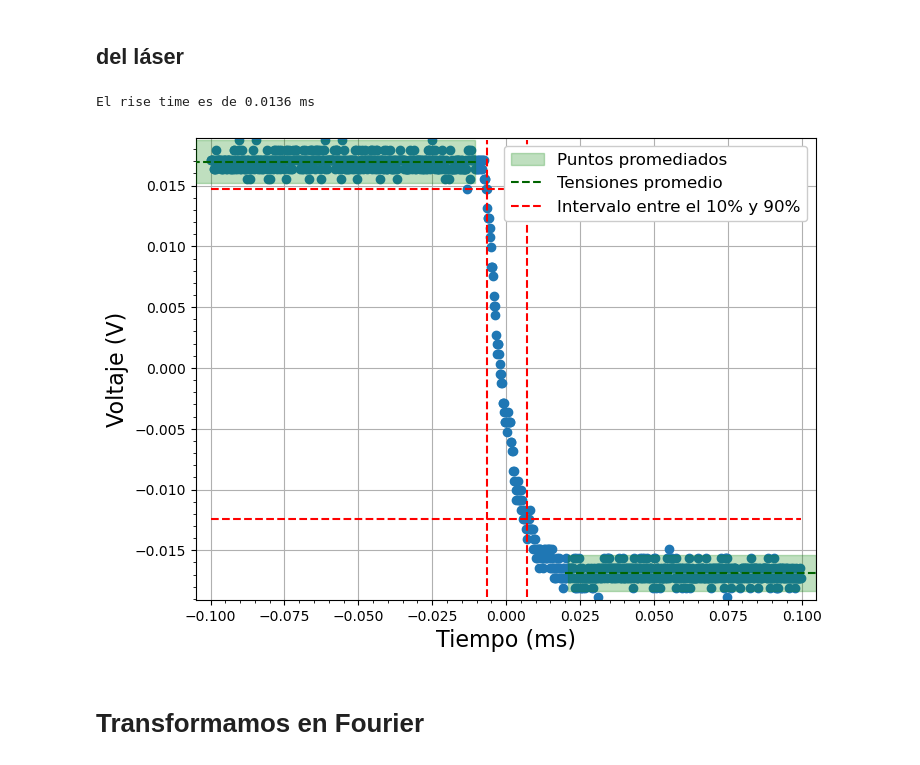
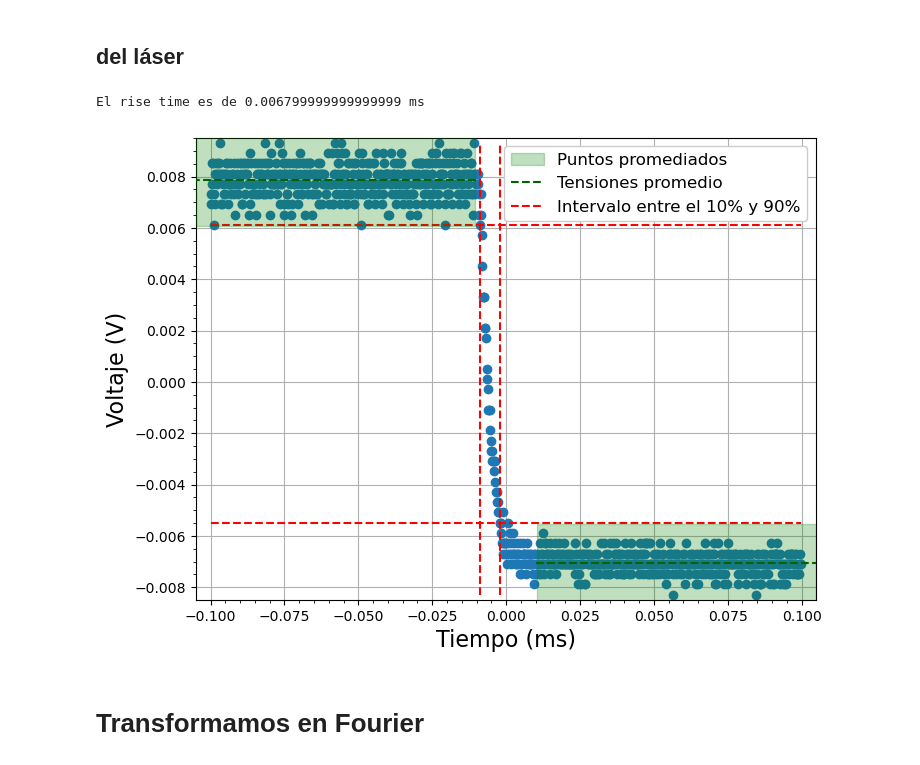
Before and after one commit to DelManuel/Magnetometro-optico, a Jupyter notebook: códigos/analisis_tiempo_de_respuesta.ipynb, the cells around one changed output. Drawn from its saved outputs; the diff is of its cells as text; code cells hidden in the pictures.

```diff
--- a/códigos/analisis_tiempo_de_respuesta.ipynb
+++ b/códigos/analisis_tiempo_de_respuesta.ipynb
@@ -258,8 +258,8 @@ plt.show()
 # %% [markdown]
 ## Para una medición en particular
 # %%
-amp = 0.5
-offset = 2
+amp = 1
+offset = 1
 tiempo = "10 us"
 file_name = f"../mediciones/D.D/Tiempo de respuesta del laser/T_rta 2 Hz {amp} Amp {offset} OFFS {tiempo}.pickle "
 # Cargamos los datos
@@ -338,43 +339,50 @@ El rise time es de 0.0136 ms
 # %% [markdown]
 ## del láser
 # %%
-i_salto_2 = 450 # 1 amp 1 offset = 450
-i_rise_2 = 600 # 1 amp 1 offset = 550
+save = True # cambiar a True para guardar imagen
+
+i_salto_2 = 450
+i_rise_2 = {"1": 550, "2": 600}[str(offset)]
 min_no_off_V_2 = np.mean(no_off_V_2[i_rise_2:])
 max_no_off_V_2 = np.mean(no_off_V_2[:i_salto_2])
 
 V_2_10_percent = (max_no_off_V_2 - min_no_off_V_2)*0.1 + min_no_off_V_2
 V_2_90_percent = (max_no_off_V_2 - min_no_off_V_2)*0.9 + min_no_off_V_2
 
 idx_bajo_2 = np.argwhere(np.diff(np.sign(no_off_V_2 - V_2_10_percent))).flatten()[0]
-idx_alto_2 = np.argwhere(np.diff(np.sign(no_off_V_2 - V_2_90_percent))).flatten()[0]
+idx_alto_2 = np.argwhere(np.diff(np.sign(no_off_V_2 - V_2_90_percent))).flatten()[{"1": 7, "2": 0}[str(offset)]]
 
 t2_bajo, t2_alto = t_2[idx_bajo_2], t_2[idx_alto_2]
 rise_time_2 = abs(t2_alto - t2_bajo)
 print(f'El rise time es de {rise_time_2} ms')
 
 plt.figure(figsize=(8,6))
 plt.scatter(t_2, no_off_V_2, zorder=2)
 # plt.vlines(t_2[i_salto_2], ymin=np.min(no_off_V_2), ymax=np.max(no_off_V_2), ls='--', colors='k', label = "Tiempo donde se termina/arranca el promedio")
 # plt.vlines(t_2[i_rise_2], ymin=np.min(no_off_V_2), ymax=np.max(no_off_V_2), ls='--', colors='k')
 plt.axhspan(ymin=max_no_off_V_2-0.0018, ymax=max_no_off_V_2+0.0018, xmin=0, xmax=i_salto_2/len(t_2), color='green', alpha=0.25, label='Puntos promediados', zorder=4)
 plt.axhspan(ymin=min_no_off_V_2-0.0015, ymax=min_no_off_V_2+0.0015, xmin=i_rise_2/len(t_2), xmax=1, color='green', alpha=0.25, zorder=5)
 plt.hlines(min_no_off_V_2, xmin=t_2[i_rise_2], xmax=np.max(t_2)+0.01, ls='--', colors='darkgreen', label = "Tensiones promedio", zorder=5)
 plt.hlines(max_no_off_V_2, xmin=np.min(t_2)-0.01, xmax=t_2[i_salto_2], ls='--', colors='darkgreen', zorder=5)
 plt.vlines(t2_bajo, ymin=np.min(no_off_V_2), ymax=np.max(no_off_V_2), ls='--', colors='r', label = "Intervalo entre el 10% y 90%")
 plt.vlines(t2_alto, ymin=np.min(no_off_V_2), ymax=np.max(no_off_V_2), ls='--', colors='r')
 plt.hlines(no_off_V_2[idx_bajo_2], xmin=np.min(t_2), xmax=np.max(t_2), ls='--', colors='r')
 plt.hlines(no_off_V_2[idx_alto_2], xmin=np.min(t_2), xmax=np.max(t_2), ls='--', colors='r')
 plt.xlabel('Tiempo (ms)')
 plt.ylabel('Voltaje (V)')
 plt.legend(framealpha = 1, loc = "upper right", fontsize = 12)
 plt.ylim((np.min(no_off_V_2)-0.0002, np.max(no_off_V_2)+0.0002))
 plt.xlim((np.min(t_2)-0.005, np.max(t_2)+0.005))
 # plt.xticks(rotation = 90)
+if save:
+    laser = "con" # corresponde al laser apagado
+    if offset == 2:
+        laser = "sin" # corresponde al laser sin apagar
+    plt.savefig(f'../imagenes/Láser/Tiempo láser {laser} apagado.svg')
 plt.show()
 # %% [output]
-El rise time es de 0.0136 ms
+El rise time es de 0.006799999999999999 ms
-[figure, old version]
+[figure, new version]
 # %% [markdown]
 # Transformamos en Fourier
 # %%
```
Also changed, not shown: parts of 4 cells of this notebook, 12 other files.
